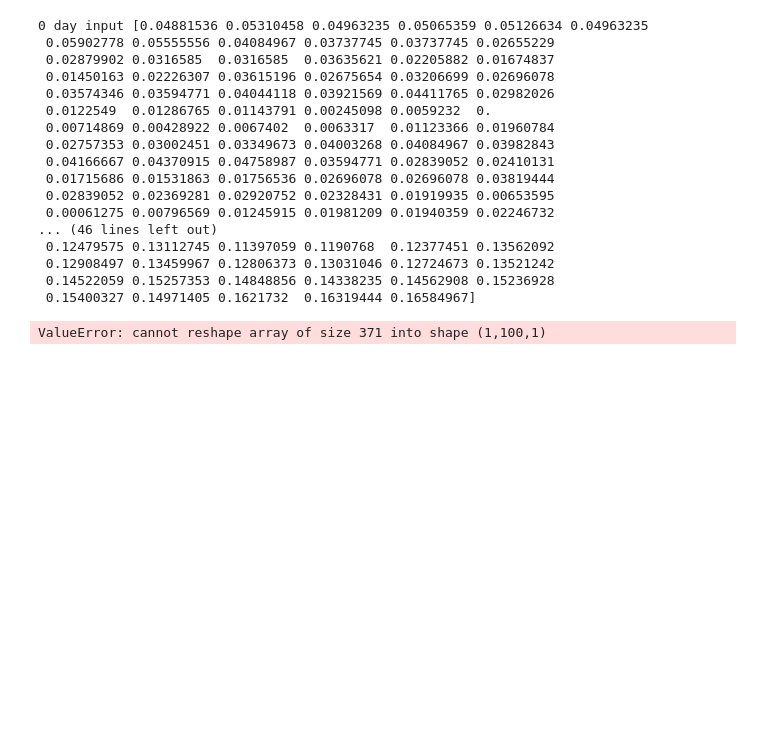
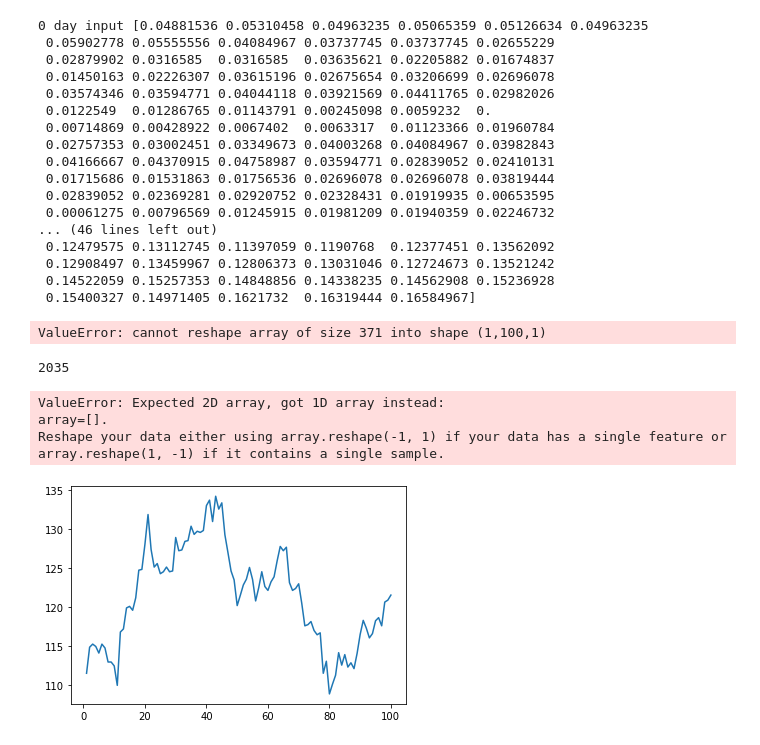
Before and after one commit to numbskullx26/LGMVIP-DataScience, a Jupyter notebook: Stock Market Prediction using Stacked LSTM/StockMarket-Prediction-LSTM.ipynb, the cells around one changed output. Saved outputs shown, nothing was run; the diff lists cells and outputs as text; code cells hidden in the pictures; blank space fills up the shorter version.

```diff
--- a/Stock Market Prediction using Stacked LSTM/StockMarket-Prediction-LSTM.ipynb
+++ b/Stock Market Prediction using Stacked LSTM/StockMarket-Prediction-LSTM.ipynb
@@ -319,3 +319,6 @@ print(lst_output)
  0.14522059 0.15257353 0.14848856 0.14338235 0.14562908 0.15236928
  0.15400327 0.14971405 0.1621732  0.16319444 0.16584967]
 ValueError: cannot reshape array of size 371 into shape (1,100,1)
+# %%
+day_new=np.arange(1,101)
+day_pred=np.arange(101,131)
@@ -321,0 +327,12 @@ ValueError: cannot reshape array of size 371 into shape (1,100,1)
+# %%
+len(df1)
+# %% [output]
+2035
+# %%
+plt.plot(day_new,scaler.inverse_transform(df1[1935:]))
+plt.plot(day_pred,scaler.inverse_transform(lst_output))
+# %% [output]
+ValueError: Expected 2D array, got 1D array instead:
+array=[].
+Reshape your data either using array.reshape(-1, 1) if your data has a single feature or array.reshape(1, -1) if it contains a single sample.
+[figure, added]
```
Also changed, not shown: parts of 1 cell of this notebook.
